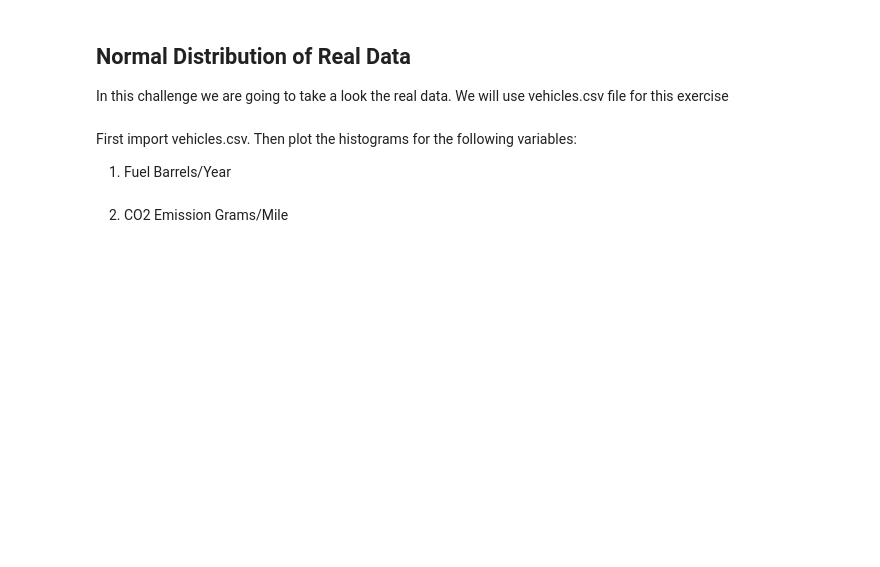
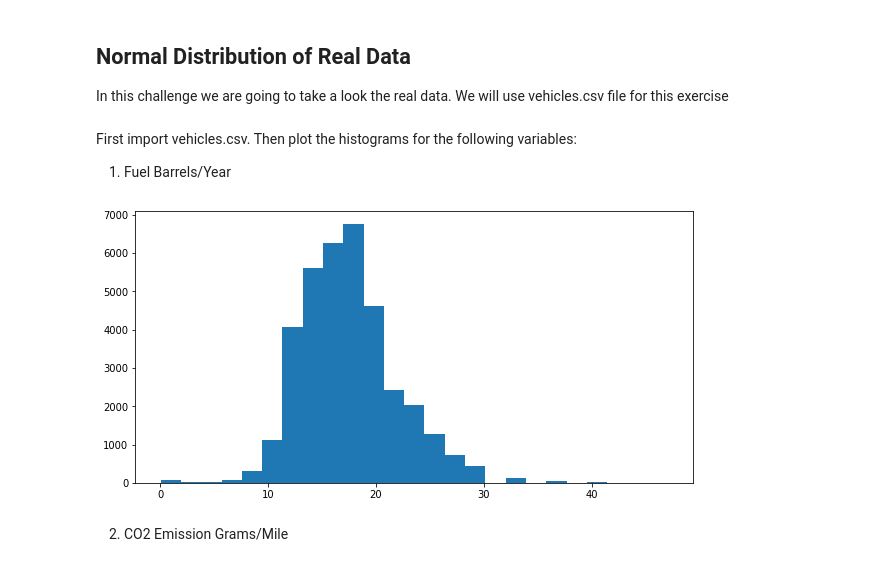
Before and after one commit to ta-datapt-bcn/lab-cont-probability-distribution, a Jupyter notebook: your_code/main.ipynb, the cells around one changed output. Drawn from its saved outputs; the diff is of its cells as text; code cells hidden in the pictures; blank space fills up the shorter version.

```diff
--- a/your_code/main.ipynb
+++ b/your_code/main.ipynb
@@ -62,6 +193,8 @@ How are the two distributions different?
 ## Normal Distribution of Real Data
 
 In this challenge we are going to take a look the real data. We will use vehicles.csv file for this exercise
+# %%
+veh = pd.read_csv('vehicles.csv')
 # %% [markdown]
 First import vehicles.csv.
 Then plot the histograms for the following variables:
@@ -72,2 +203,8 @@ Then plot the histograms for the following variables:
+# %%
+f, ax = plt.subplots(figsize=(10,5))
+plt.hist(veh['Fuel Barrels/Year'], bins=25)
+plt.show()
+# %% [output]
+[figure, added]
 # %% [markdown]
 2. CO2 Emission Grams/Mile
```
Also changed, not shown: parts of 22 cells of this notebook.
